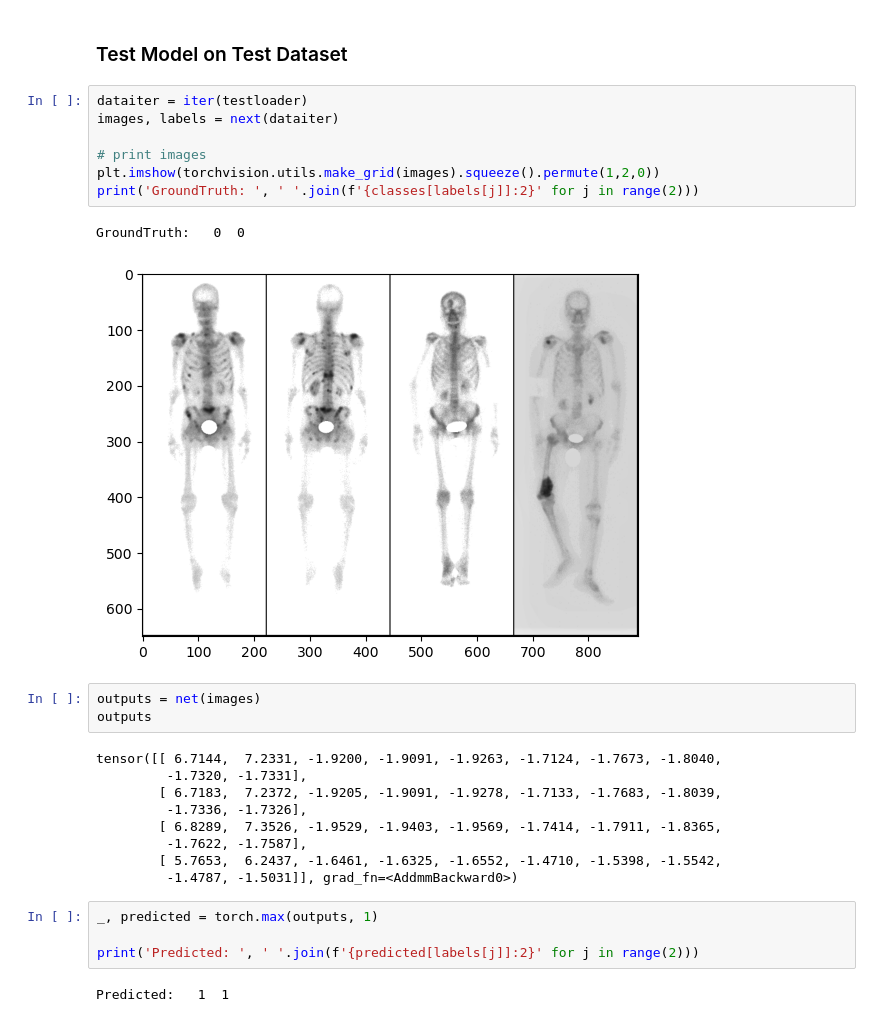
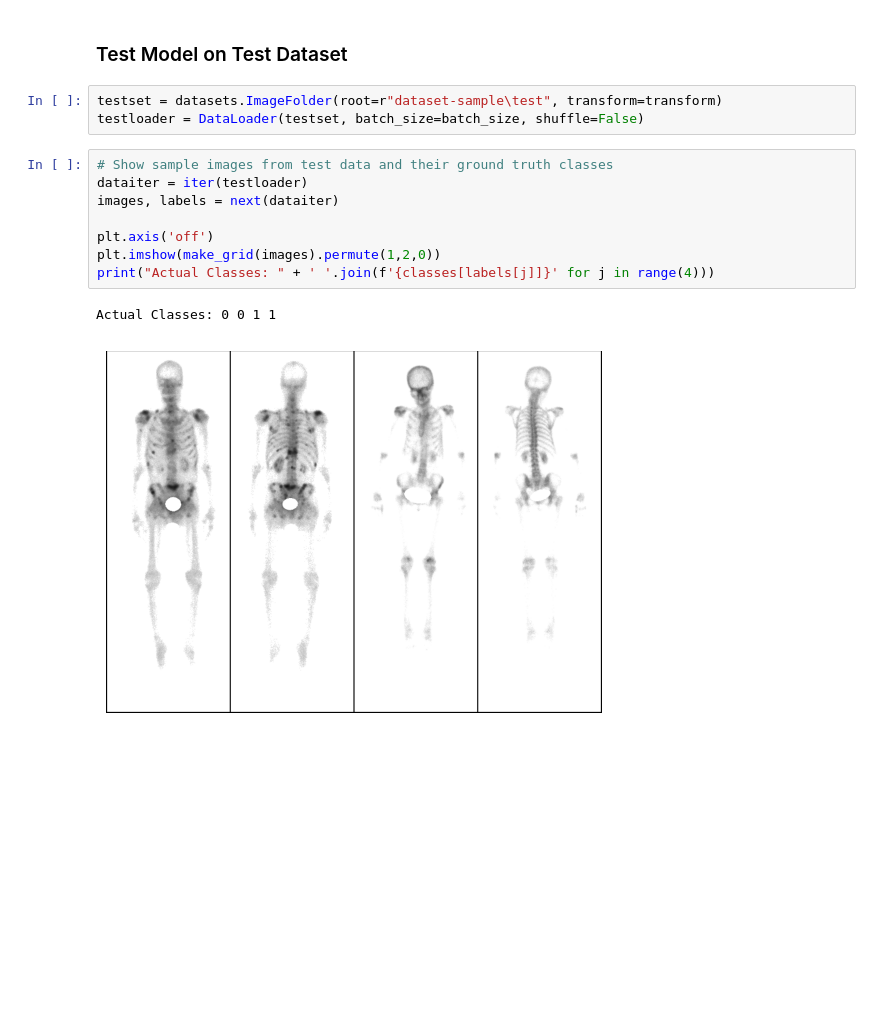
Before and after one commit to IrishMorales/lightweight-cnn-for-bone-metastasis, a Jupyter notebook: bone-metastasis-classification-sample.ipynb, the cells around one changed output. Drawn from its saved outputs; the diff is of its cells as text; blank space fills up the shorter version.

```diff
--- a/bone-metastasis-classification-sample.ipynb
+++ b/bone-metastasis-classification-sample.ipynb
@@ -161,31 +175,17 @@ plt.show()
 # %% [markdown]
 ### Test Model on Test Dataset
-# %%
-dataiter = iter(testloader)
-images, labels = next(dataiter)
-
-# print images
-plt.imshow(torchvision.utils.make_grid(images).squeeze().permute(1,2,0))
-print('GroundTruth: ', ' '.join(f'{classes[labels[j]]:2}' for j in range(2)))
-# %% [output]
-GroundTruth:   0  0
-[figure, removed]
-# %%
-outputs = net(images)
-outputs
-# %% [output]
-tensor([[ 6.7144,  7.2331, -1.9200, -1.9091, -1.9263, -1.7124, -1.7673, -1.8040,
-         -1.7320, -1.7331],
-        [ 6.7183,  7.2372, -1.9205, -1.9091, -1.9278, -1.7133, -1.7683, -1.8039,
-         -1.7336, -1.7326],
-        [ 6.8289,  7.3526, -1.9529, -1.9403, -1.9569, -1.7414, -1.7911, -1.8365,
-         -1.7622, -1.7587],
-        [ 5.7653,  6.2437, -1.6461, -1.6325, -1.6552, -1.4710, -1.5398, -1.5542,
-         -1.4787, -1.5031]], grad_fn=<AddmmBackward0>)
-# %%
-_, predicted = torch.max(outputs, 1)
-
-print('Predicted: ', ' '.join(f'{predicted[labels[j]]:2}' for j in range(2)))
-# %% [output]
-Predicted:   1  1
+# %%
+testset = datasets.ImageFolder(root=r"dataset-sample\test", transform=transform)
+testloader = DataLoader(testset, batch_size=batch_size, shuffle=False)
+# %%
+# Show sample images from test data and their ground truth classes
+dataiter = iter(testloader)
+images, labels = next(dataiter)
+
+plt.axis('off')
+plt.imshow(make_grid(images).permute(1,2,0))
+print("Actual Classes: " + ' '.join(f'{classes[labels[j]]}' for j in range(4)))
+# %% [output]
+Actual Classes: 0 0 1 1
+[figure, added]
 # %%
```
Also changed, not shown: parts of 14 cells of this notebook.
